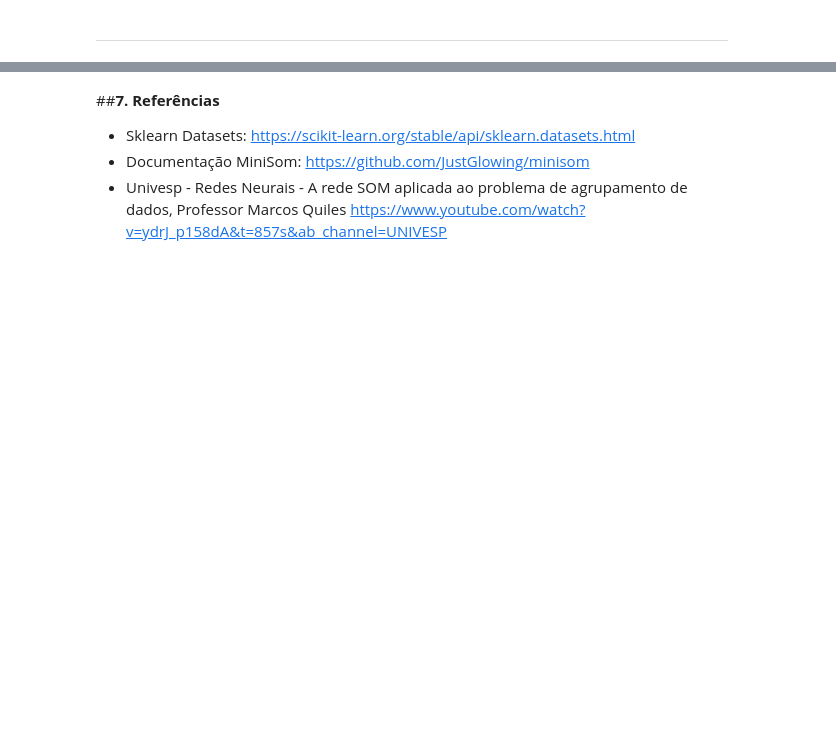
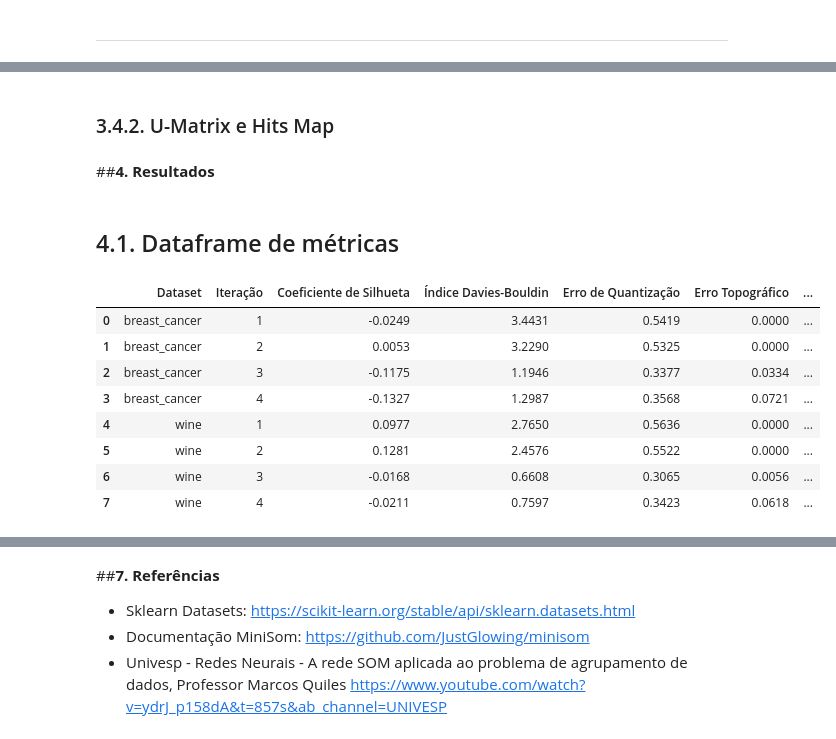
Before and after one commit to TalesMiguel/RNA, a Jupyter notebook: RNA_trabalho2_SOM.ipynb, the cells around one changed output, grey strips where cells are left out. Saved outputs shown, nothing was run; the diff lists cells and outputs as text; code cells hidden in the pictures; blank space fills up the shorter version.

```diff
--- a/RNA_trabalho2_SOM.ipynb
+++ b/RNA_trabalho2_SOM.ipynb
@@ -537,0 +366,2 @@ A variação dos parâmetros mostrou que a escolha adequada do tamanho do mapa,
+# %% [markdown]
+### 3.4.2. U-Matrix e Hits Map
@@ -537,0 +423,19 @@ A variação dos parâmetros mostrou que a escolha adequada do tamanho do mapa,
+# %% [markdown]
+##**4. Resultados**
+# %% [markdown]
+## 4.1. Dataframe de métricas
+# %%
+# cria df
+df_resultados = pd.DataFrame(resultados)
+# exibe df detalhado das métricas
+display(df_resultados)
+# %% [output]
+|  | Dataset | Iteração | Coeficiente de Silhueta | Índice Davies-Bouldin | Erro de Quantização | Erro Topográfico | ... |
+| 0 | breast_cancer | 1 | -0.0249 | 3.4431 | 0.5419 | 0.0000 | ... |
+| 1 | breast_cancer | 2 | 0.0053 | 3.2290 | 0.5325 | 0.0000 | ... |
+| 2 | breast_cancer | 3 | -0.1175 | 1.1946 | 0.3377 | 0.0334 | ... |
+| 3 | breast_cancer | 4 | -0.1327 | 1.2987 | 0.3568 | 0.0721 | ... |
+| 4 | wine | 1 | 0.0977 | 2.7650 | 0.5636 | 0.0000 | ... |
+| 5 | wine | 2 | 0.1281 | 2.4576 | 0.5522 | 0.0000 | ... |
+| 6 | wine | 3 | -0.0168 | 0.6608 | 0.3065 | 0.0056 | ... |
+| 7 | wine | 4 | -0.0211 | 0.7597 | 0.3423 | 0.0618 | ... |
```
Also changed, not shown: parts of 47 cells of this notebook.
